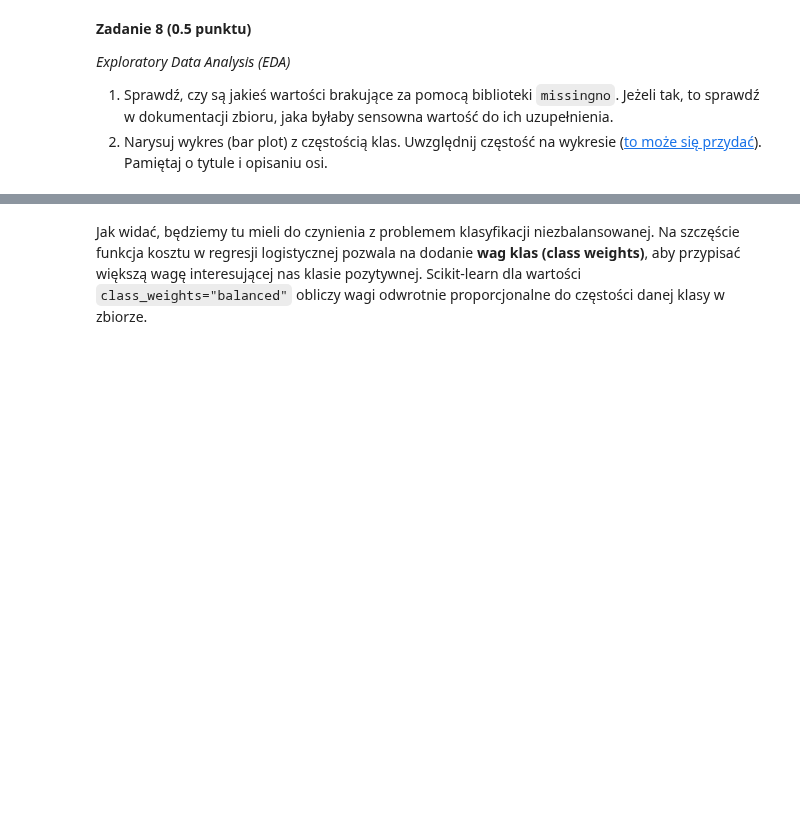
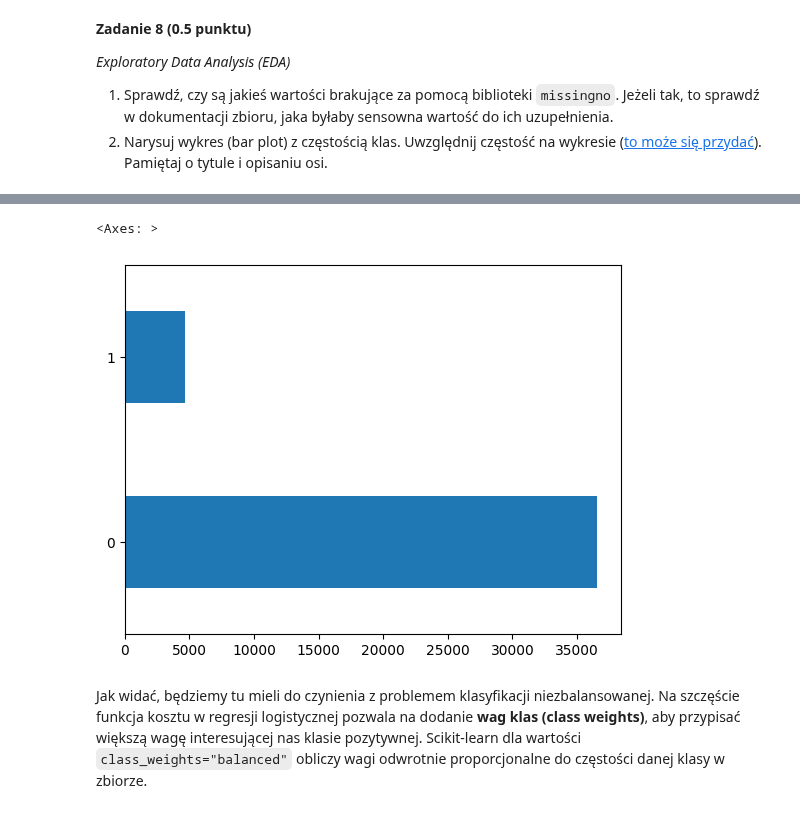
Before and after one commit to MatoKnap/git-lab, a Jupyter notebook: lab1/lab_1.ipynb, the cells around one changed output, grey strips where cells are left out. Saved outputs shown, nothing was run; the diff lists cells and outputs as text; code cells hidden in the pictures; blank space fills up the shorter version.

```diff
--- a/lab1/lab_1.ipynb
+++ b/lab1/lab_1.ipynb
@@ -1004,6 +1133,10 @@ y_mapping = {
 # %%
 # plot class frequencies
 # your_code
+y.value_counts().plot.barh()
+# %% [output]
+<Axes: >
+[figure, added]
 # %% [markdown]
 Jak widać, będziemy tu mieli do czynienia z problemem klasyfikacji niezbalansowanej. Na szczęście funkcja kosztu w regresji logistycznej pozwala na dodanie **wag klas (class weights)**, aby przypisać większą wagę interesującej nas klasie pozytywnej. Scikit-learn dla wartości `class_weights="balanced"` obliczy wagi odwrotnie proporcjonalne do częstości danej klasy w zbiorze.
 # %% [markdown]
```
Also changed, not shown: parts of 19 cells of this notebook.
